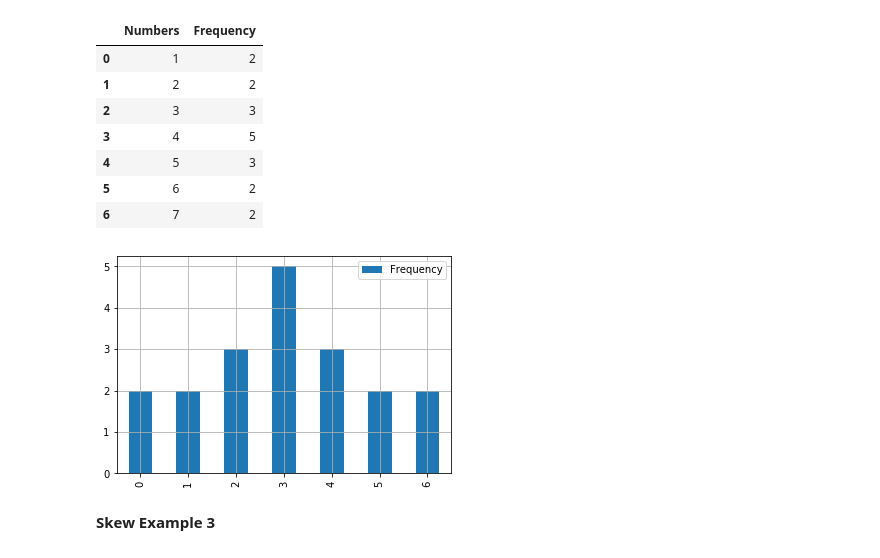
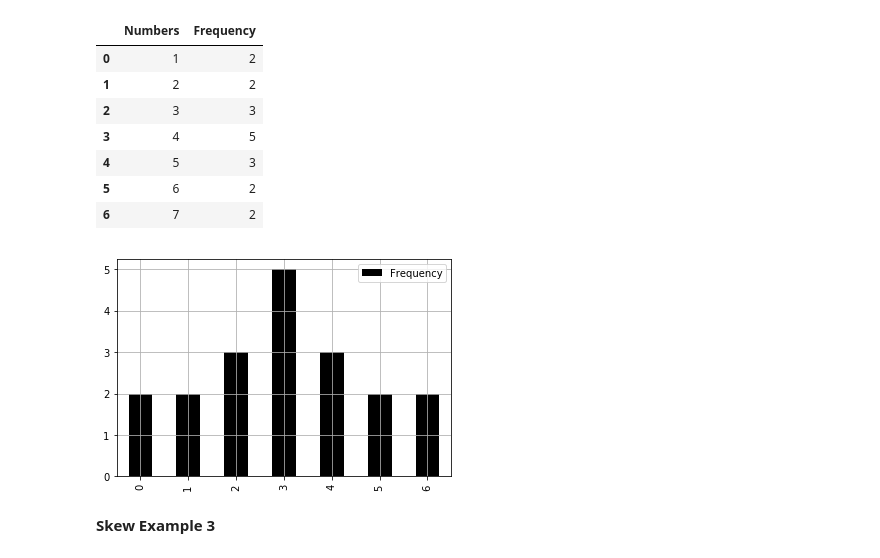
Before and after one commit to Salmankh3/Saylani_DS, a Jupyter notebook: DS_Class34.ipynb, the cells around one changed output. Drawn from its saved outputs; the diff is of its cells as text; code cells hidden in the pictures.

```diff
--- a/DS_Class34.ipynb
+++ b/DS_Class34.ipynb
@@ -193,10 +193,10 @@ freq2
 | 5 | 6 | 2 |
 | 6 | 7 | 2 |
 # %%
-freq2.plot(y="Frequency",kind="bar")
+freq2.plot(y="Frequency",kind="bar",color="k")
 plt.grid()
 # %% [output]
-[figure, old version]
+[figure, new version]
 # %% [markdown]
 <b>Skew Example 3</b>
 # %%
```
Also changed, not shown: parts of 12 cells of this notebook.
